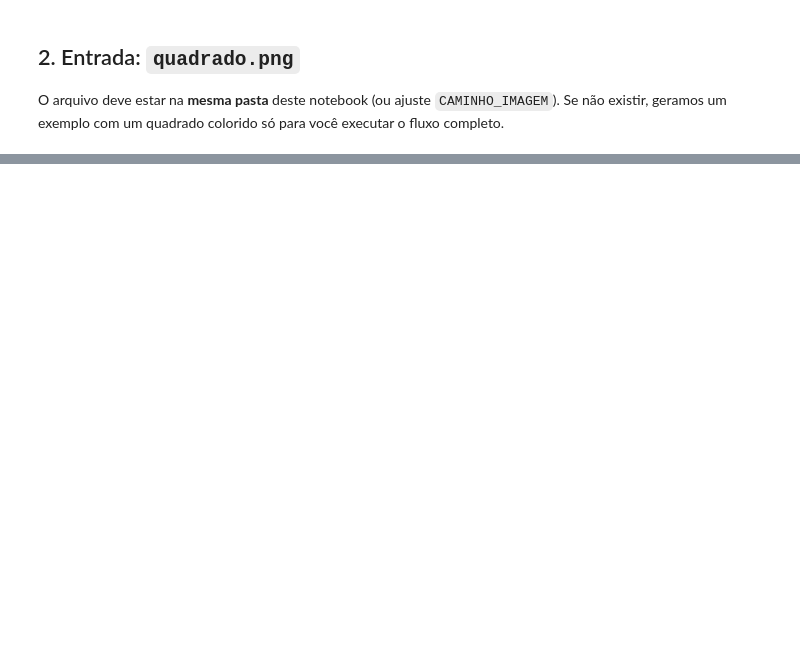
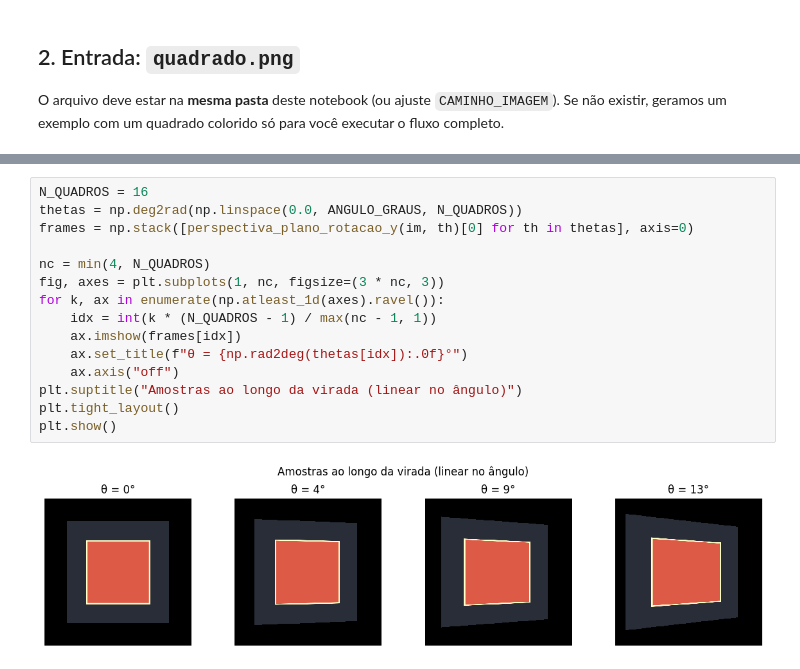
Before and after one commit to vinicius-cappatti/imagens-pseudo3D, a Jupyter notebook: efeito_profundidade_pseudo3d.ipynb, the cells around one changed output, grey strips where cells are left out. Saved outputs shown, nothing was run; the diff lists cells and outputs as text; blank space fills up the shorter version.

```diff
--- a/efeito_profundidade_pseudo3d.ipynb
+++ b/efeito_profundidade_pseudo3d.ipynb
@@ -171,0 +164,17 @@ Requer `pillow` já usado acima; o GIF quantiza cores — use a animação em HT
+# %%
+N_QUADROS = 16
+thetas = np.deg2rad(np.linspace(0.0, ANGULO_GRAUS, N_QUADROS))
+frames = np.stack([perspectiva_plano_rotacao_y(im, th)[0] for th in thetas], axis=0)
+
+nc = min(4, N_QUADROS)
+fig, axes = plt.subplots(1, nc, figsize=(3 * nc, 3))
+for k, ax in enumerate(np.atleast_1d(axes).ravel()):
+    idx = int(k * (N_QUADROS - 1) / max(nc - 1, 1))
+    ax.imshow(frames[idx])
+    ax.set_title(f"θ = {np.rad2deg(thetas[idx]):.0f}°")
+    ax.axis("off")
+plt.suptitle("Amostras ao longo da virada (linear no ângulo)")
+plt.tight_layout()
+plt.show()
+# %% [output]
+[figure, added]
```
Also changed, not shown: parts of 24 cells of this notebook, 2 other files.
